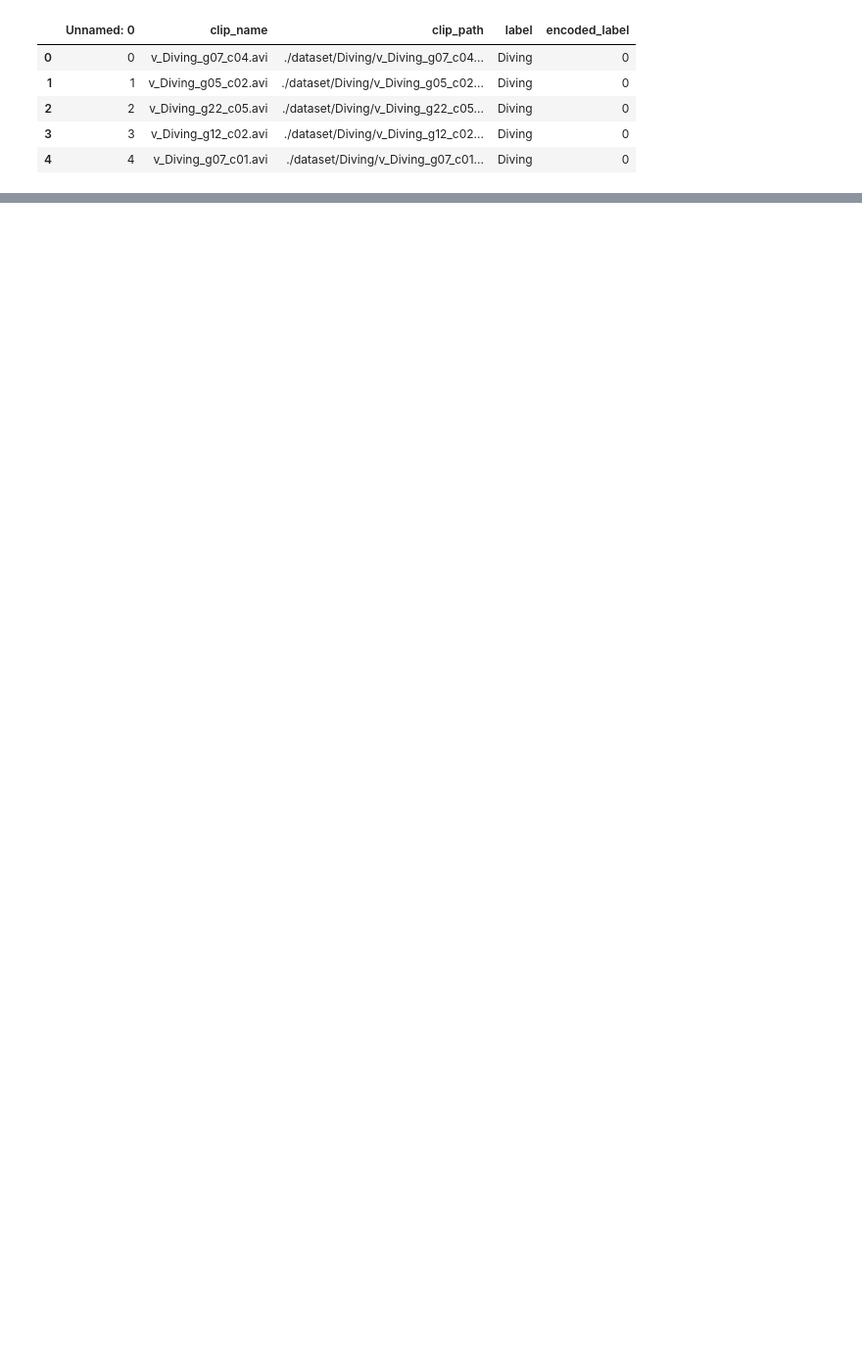
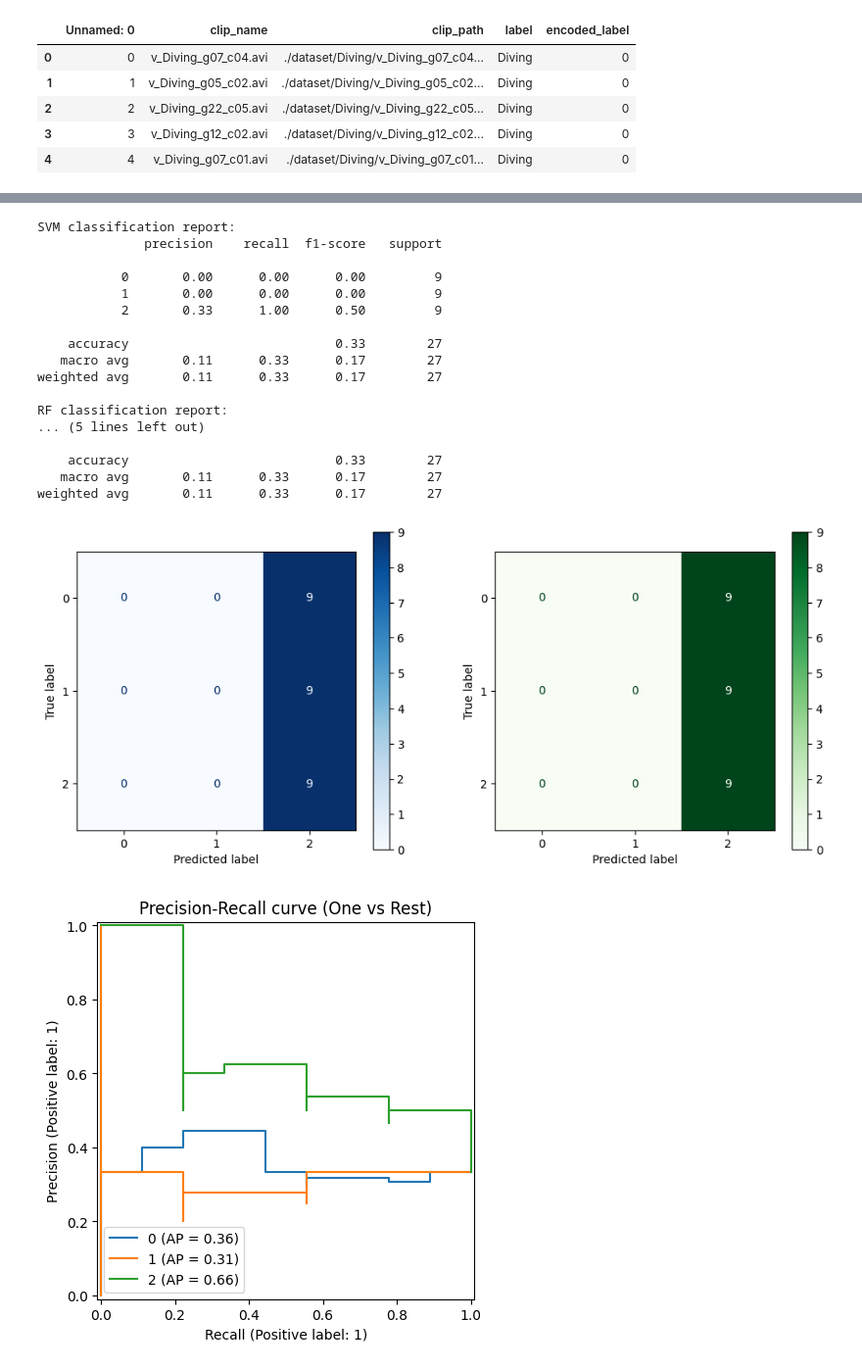
Before and after one commit to limo-756/Video-Analytics-Assignment1, a Jupyter notebook: processing.ipynb, the cells around one changed output, grey strips where cells are left out. Shown at 98% size. Saved outputs shown, nothing was run; the diff lists cells and outputs as text; code cells hidden in the pictures; blank space fills up the shorter version.

Commit message:
Add color feature end to end pipeline

```diff
--- a/processing.ipynb
+++ b/processing.ipynb
@@ -43,7 +60,9 @@ def color_segmentation(frame):
         channel = resized_hsv[:, :, i]
         mean = np.mean(channel)
         std = np.std(channel)
-        skewness = skew(channel)
+        skewness = skew(channel.flatten())
+        if np.isnan(skewness):
+            skewness = 0
         moments.append([mean, std, skewness])
 
     avg_color = np.mean(resized_rgb, axis=(0, 1))
@@ -98 +142,63 @@ def add_color_feature_pipeline(index, file_path):
+# %%
+svm_model = SVC(kernel='rbf', C=1.0, random_state=42, probability=True)
+rf_model = RandomForestClassifier(n_estimators=100, random_state=42)
+
+
+def train_pipeline():
+    train_color_df = process_df(train_df)
+    merged_df = pd.merge(train_df, train_color_df, left_index=True, right_index=True, how='inner')
+    merged_df = merged_df.drop(columns=['clip_path', 'Unnamed: 0', 'clip_name', 'index', 'label'])
+    output = merged_df['encoded_label']
+    merged_df = merged_df.drop(columns=['encoded_label'])
+    svm_model.fit(merged_df, output)
+    rf_model.fit(merged_df, output)
+
+train_pipeline()
+# %%
+def test_pipeline():
+    test_color_df = process_df(test_df, is_test=True)
+    merged_df = pd.merge(test_df, test_color_df, left_index=True, right_index=True, how='inner')
+    expected_output = test_df['encoded_label']
+    merged_df = merged_df.drop(columns=['clip_path', 'Unnamed: 0', 'clip_name', 'index', 'label', 'encoded_label'])
+    svm_output = svm_model.predict(merged_df)
+    rf_output = rf_model.predict(merged_df)
+    print('SVM classification report:')
+    print(classification_report(expected_output, svm_output))
+    print('RF classification report:')
+    print(classification_report(expected_output, rf_output))
+
+    fig, ax = plt.subplots(1, 2, figsize=(12, 5))
+    ConfusionMatrixDisplay.from_predictions(expected_output, svm_output, ax=ax[0], cmap='Blues')
+    ConfusionMatrixDisplay.from_predictions(expected_output, svm_output, ax=ax[1], cmap='Greens')
+    plt.show()
+
+    rf_prob = rf_model.predict_proba(merged_df)
+    fig, ax = plt.subplots(figsize=(12, 5))
+    for i, class_label in enumerate(rf_model.classes_):
+        PrecisionRecallDisplay.from_predictions(expected_output == class_label, rf_prob[:, i], name=class_label, ax=ax)
+    ax.set_title('Precision-Recall curve (One vs Rest)')
+    plt.show()
+
+
+test_pipeline()
+# %% [output]
+SVM classification report:
+              precision    recall  f1-score   support
+
+           0       0.00      0.00      0.00         9
+           1       0.00      0.00      0.00         9
+           2       0.33      1.00      0.50         9
+
+    accuracy                           0.33        27
+   macro avg       0.11      0.33      0.17        27
+weighted avg       0.11      0.33      0.17        27
+
+RF classification report:
+... (5 lines left out)
+
+    accuracy                           0.33        27
+   macro avg       0.11      0.33      0.17        27
+weighted avg       0.11      0.33      0.17        27
+[figure, added]
+[figure, added]
 # %%
```
Also changed, not shown: parts of 8 cells of this notebook.
